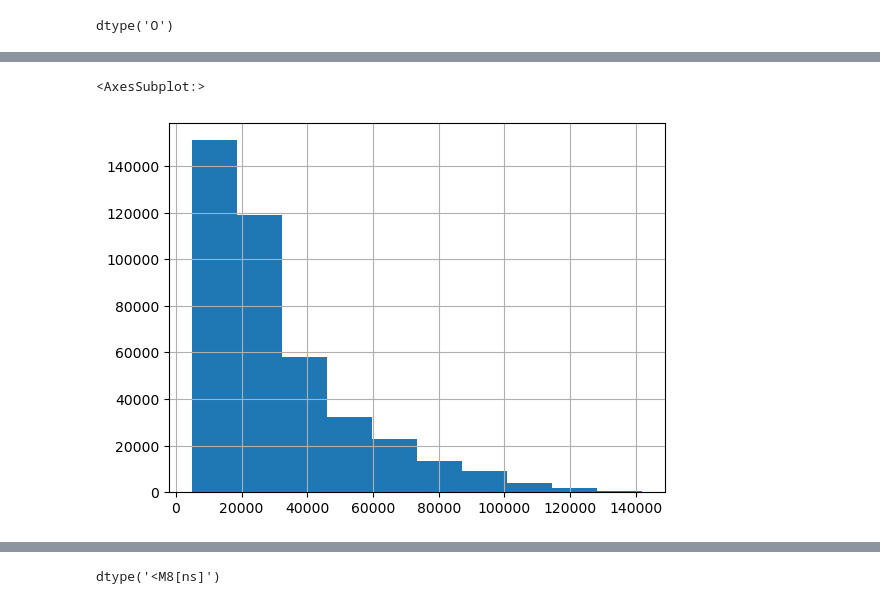
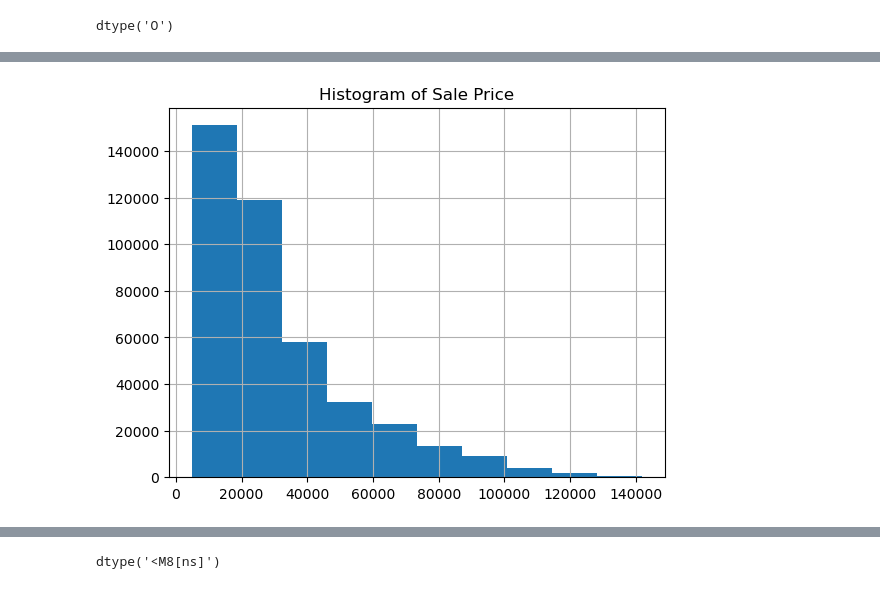
Before and after one commit to Dee-ui/Bulldozer-price_prediction, a Jupyter notebook: end-end-bulldozer-price-regression.ipynb, the cells around one changed output, grey strips where cells are left out. Cells and saved outputs as stored; diff of their text form; code cells hidden in the pictures.

```diff
--- a/end-end-bulldozer-price-regression.ipynb
+++ b/end-end-bulldozer-price-regression.ipynb
@@ -108,5 +141,13 @@ dtype('O')
 # %%
-df.SalePrice.hist()
+import matplotlib.pyplot as plt
+
+# An histogram plot to view the "SalePrice" column behavior
+df['SalePrice'].hist()
+
+# Add a title to the plot
+plt.title('Histogram of Sale Price')
+
+# Show the plot
+plt.show()
 # %% [output]
-<AxesSubplot:>
-[figure, old version]
+[figure, new version]
```
Also changed, not shown: parts of 52 cells of this notebook, 4 other files.
